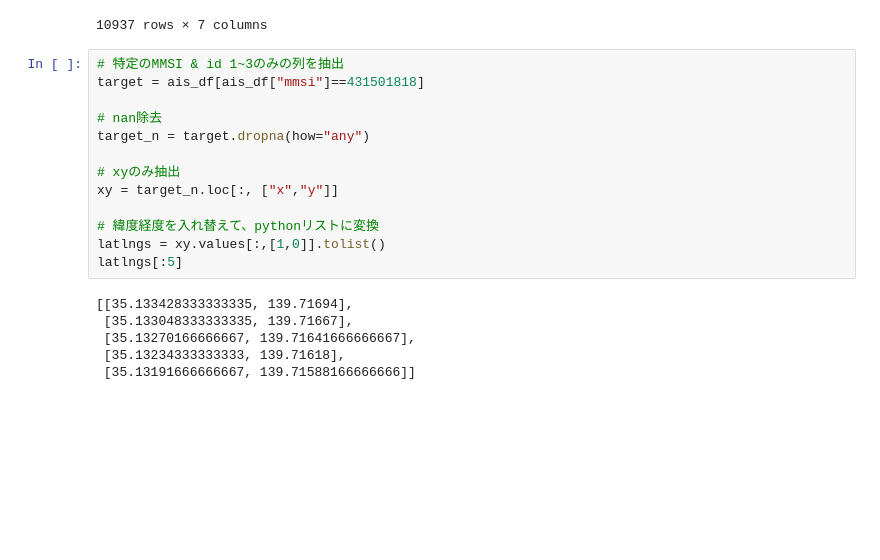
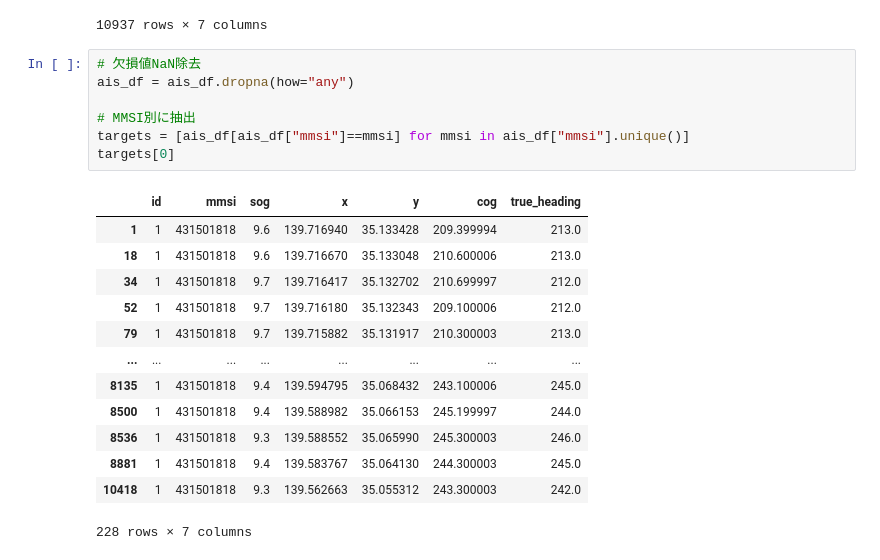
Before and after one commit to imai-ry/colabo, a Jupyter notebook: AISprediction20210601.ipynb, the cells around one changed output. Saved outputs shown, nothing was run; the diff lists cells and outputs as text; blank space fills up the shorter version.

```diff
--- a/AISprediction20210601.ipynb
+++ b/AISprediction20210601.ipynb
@@ -99,23 +114,25 @@ ais_df
 | 10935 | 1 | 431013119 | 12.4 | 139.771677 | 35.235555 | 179.199997 | 181.0 |
 | 10936 | 1 | 431001071 | 0.1 | 139.668645 | 35.378257 | 221.699997 | 209.0 |
 10937 rows × 7 columns
-# %%
-# 特定のMMSI & id 1~3のみの列を抽出
-target = ais_df[ais_df["mmsi"]==431501818]
-
-# nan除去
-target_n = target.dropna(how="any")
-
-# xyのみ抽出
-xy = target_n.loc[:, ["x","y"]]
-
-# 緯度経度を入れ替えて、pythonリストに変換
-latlngs = xy.values[:,[1,0]].tolist()
-latlngs[:5]
-# %% [output]
-[[35.133428333333335, 139.71694],
- [35.133048333333335, 139.71667],
- [35.13270166666667, 139.71641666666667],
- [35.13234333333333, 139.71618],
- [35.13191666666667, 139.71588166666666]]
+# %%
+# 欠損値NaN除去
+ais_df = ais_df.dropna(how="any")
+
+# MMSI別に抽出
+targets = [ais_df[ais_df["mmsi"]==mmsi] for mmsi in ais_df["mmsi"].unique()]
+targets[0]
+# %% [output]
+|  | id | mmsi | sog | x | y | cog | true_heading |
+| 1 | 1 | 431501818 | 9.6 | 139.716940 | 35.133428 | 209.399994 | 213.0 |
+| 18 | 1 | 431501818 | 9.6 | 139.716670 | 35.133048 | 210.600006 | 213.0 |
+| 34 | 1 | 431501818 | 9.7 | 139.716417 | 35.132702 | 210.699997 | 212.0 |
+| 52 | 1 | 431501818 | 9.7 | 139.716180 | 35.132343 | 209.100006 | 212.0 |
+| 79 | 1 | 431501818 | 9.7 | 139.715882 | 35.131917 | 210.300003 | 213.0 |
+| ... | ... | ... | ... | ... | ... | ... | ... |
+| 8135 | 1 | 431501818 | 9.4 | 139.594795 | 35.068432 | 243.100006 | 245.0 |
+| 8500 | 1 | 431501818 | 9.4 | 139.588982 | 35.066153 | 245.199997 | 244.0 |
+| 8536 | 1 | 431501818 | 9.3 | 139.588552 | 35.065990 | 245.300003 | 246.0 |
+| 8881 | 1 | 431501818 | 9.4 | 139.583767 | 35.064130 | 244.300003 | 245.0 |
+| 10418 | 1 | 431501818 | 9.3 | 139.562663 | 35.055312 | 243.300003 | 242.0 |
+228 rows × 7 columns
 # %%
```
Also changed, not shown: parts of 16 cells of this notebook.
